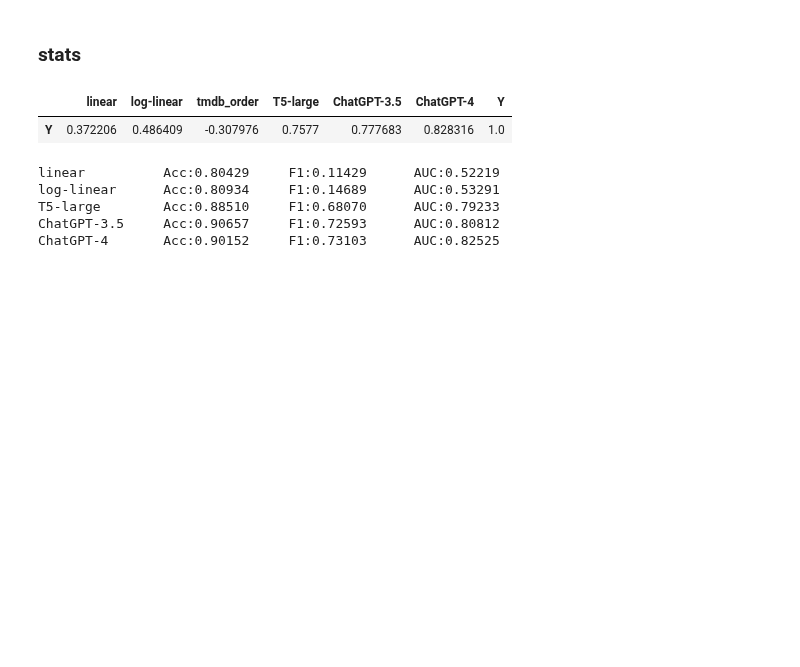
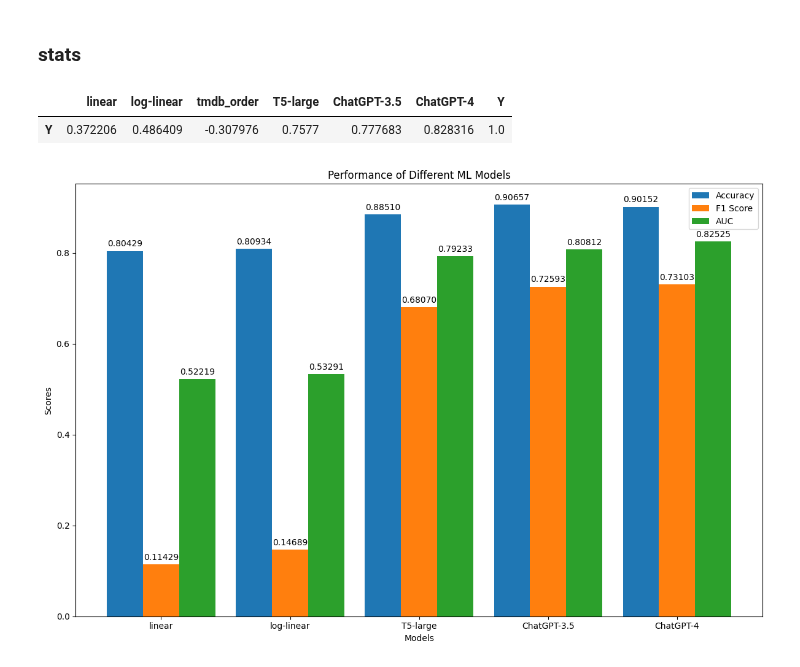
Before and after one commit to epfl-ada/ada-2023-project-cinemada, a Jupyter notebook: Preprocessing/get_raw_script.ipynb, the cells around one changed output. Drawn from its saved outputs; the diff is of its cells as text; code cells hidden in the pictures; blank space fills up the shorter version.

```diff
--- a/Preprocessing/get_raw_script.ipynb
+++ b/Preprocessing/get_raw_script.ipynb
@@ -134,5 +82,3 @@ tmdb_id2plot = json.load(open('tmdb_id2plot.json'))
-# %%
-tmdb_id2credit = json.load(open('../Data/tmdb_resources/tmdb_id2credit_full.json'))
 # %% [markdown]
 #### Classification rule
 **Count the number of space or '\t' in front of the line.**
@@ -352,0 +132,4 @@ json.dump(scripts_in_sets, open('plot_portion_dataset.json','w'))
+# %%
+scripts_in_sets = json.load(open('plot_portion_dataset.json'))
+for k, v in scripts_in_sets.items():
+    print(f"{k.title()} Set: {len(v)}\n\tUnique docs: {len(list(set([i['tmdb_id'] for i in v])))}\n")
@@ -414,2 +148,0 @@ Special tokens have been added in the vocabulary, make sure the associated word
-# %%
-model = T5ForConditionalGeneration.from_pretrained(model_name).to('mps')
@@ -600,12 +298,51 @@ def classify_scores(scores):
 for k,v in result_dict.items():
     result_dict[k] = classify_scores(v)
 
+Models = []
+ACC = []
+F1 = []
+AUC = []
 for model_name, model_predictions in result_dict.items():
     if model_name not in  ['Y','tmdb_order']:
-        print(f"{model_name:<12}\tAcc:{accuracy_score(result_dict['Y'], model_predictions):.5f}\tF1:{f1_score(result_dict['Y'], model_predictions):.5f}\tAUC:{roc_auc_score(y_true_classified, model_predictions):.5f}")
+        Models.append(model_name)
+        ACC.append(accuracy_score(result_dict['Y'], model_predictions))
+        F1.append(f1_score(result_dict['Y'], model_predictions))
+        AUC.append(roc_auc_score(y_true_classified, model_predictions))
-# %% [output]
-linear          Acc:0.80429     F1:0.11429      AUC:0.52219
-log-linear      Acc:0.80934     F1:0.14689      AUC:0.53291
-T5-large        Acc:0.88510     F1:0.68070      AUC:0.79233
-ChatGPT-3.5     Acc:0.90657     F1:0.72593      AUC:0.80812
-ChatGPT-4       Acc:0.90152     F1:0.73103      AUC:0.82525
+# %%
+import matplotlib.pyplot as plt
+
+x = np.arange(len(models))  # the label locations
+
+fig, ax = plt.subplots(figsize=(12, 8))
+bar_width = 0.28  # the width of the bars
+
+rects1 = ax.bar(x - bar_width, ACC, bar_width, label='Accuracy')
+rects2 = ax.bar(x, F1, bar_width, label='F1 Score')
+rects3 = ax.bar(x + bar_width, AUC, bar_width, label='AUC')
+
+ax.set_xlabel('Models')
+ax.set_ylabel('Scores')
+ax.set_title('Performance of Different ML Models')
+ax.set_xticks(x)
+ax.set_xticklabels(Models)
+ax.legend()
+
+
+def autolabel(rects):
+    for rect in rects:
+        height = rect.get_height()
+        ax.annotate(f'{height:.5f}',
+                    xy=(rect.get_x() + rect.get_width() / 2, height),
+                    xytext=(0, 3),  # 3 points vertical offset
+                    textcoords="offset points",
+                    ha='center', va='bottom')
+
+autolabel(rects1)
+autolabel(rects2)
+autolabel(rects3)
+
+fig.tight_layout()
+
+plt.show()
+# %% [output]
+[figure, added]
```
Also changed, not shown: parts of 28 cells of this notebook, 2 other files.
